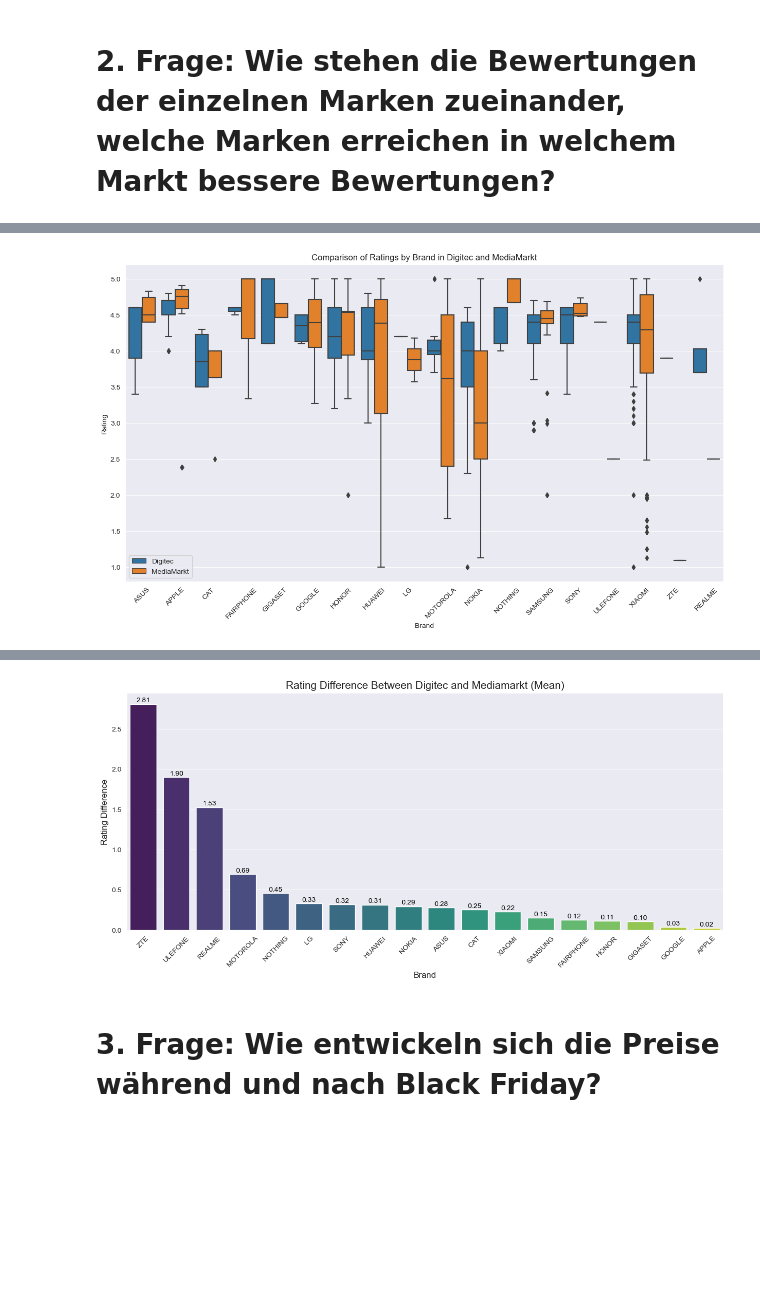
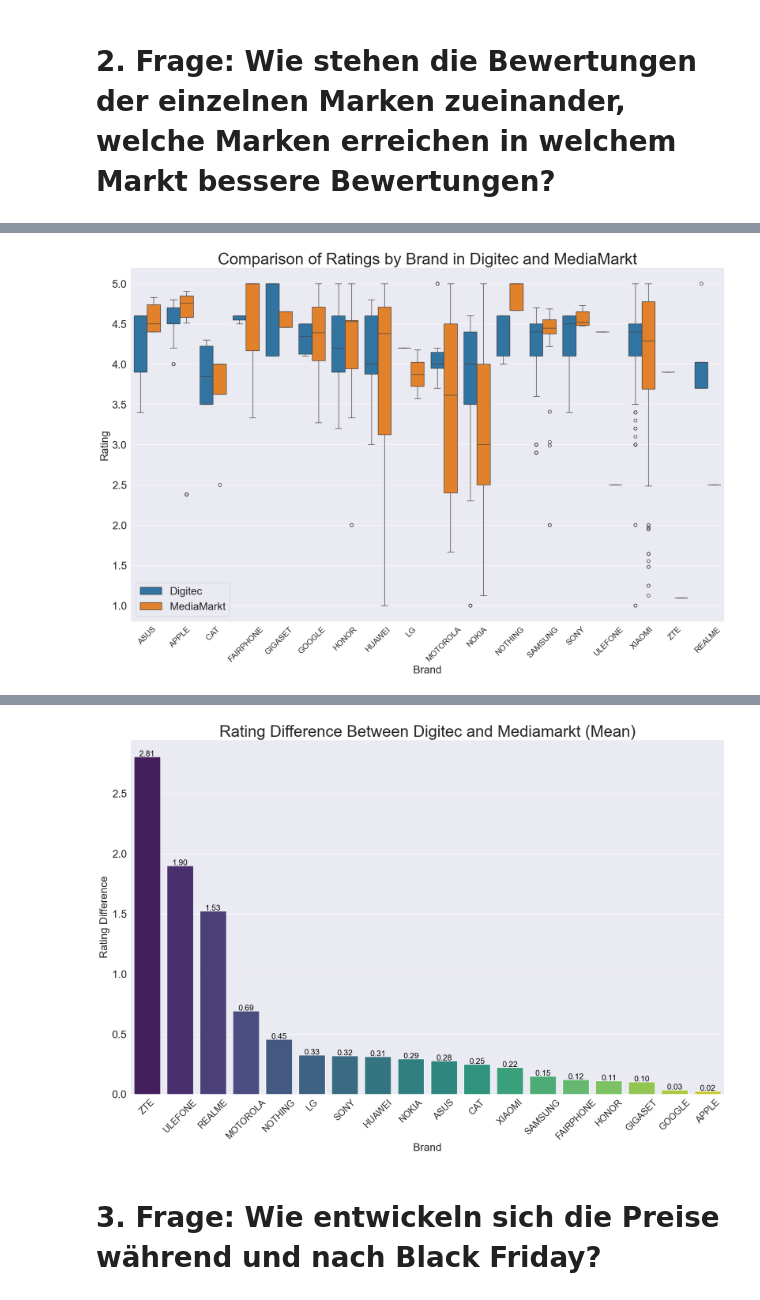
Before and after one commit to rportm/cip_project, a Jupyter notebook: data_analysis.ipynb, the cells around one changed output, grey strips where cells are left out. Saved outputs shown, nothing was run; the diff lists cells and outputs as text; code cells hidden in the pictures; blank space fills up the shorter version.

```diff
--- a/data_analysis.ipynb
+++ b/data_analysis.ipynb
@@ -164,28 +167,29 @@ ratings_grouped
 # %%
 # Melting the DataFrame to get a long format suitable for seaborn boxplot
 melted_ratings = df_ratings.melt(id_vars=['brand'],
                                 value_vars=['rating_digitec', 'rating_mediamarkt'],
                                 var_name='Store',
                                 value_name='Rating')
 
 # Replacing the column names for better readability in the plot
 melted_ratings['Store'] = melted_ratings['Store'].replace({'rating_digitec': 'Digitec', 'rating_mediamarkt': 'MediaMarkt'})
 
 # Creating the grouped boxplots
-plt.figure(figsize=(15, 8))
+plt.figure(figsize=(20, 12))
 sns.boxplot(x='brand', y='Rating', hue='Store', data=melted_ratings)
 
 # Enhancing the plot
-plt.title('Comparison of Ratings by Brand in Digitec and MediaMarkt')
-plt.xticks(rotation=45)
-plt.xlabel('Brand')
-plt.ylabel('Rating')
-plt.legend(loc="lower left")
+plt.title('Comparison of Ratings by Brand in Digitec and MediaMarkt', fontsize=30)
+plt.xticks(rotation=45, fontsize=15)
+plt.xlabel('Brand', fontsize=20)
+plt.ylabel('Rating', fontsize=20)
+plt.legend(loc="lower left", fontsize=20)
+plt.yticks(fontsize=20)
 
 # Display the plot
 plt.show()
 # %% [output]
-[figure, old version]
+[figure, new version]
 # %%
 #in which brands do the ratings differ the most?
 ratings_grouped["rating_diff_mean"] = abs(ratings_grouped["rating_digitec_mean"] - ratings_grouped["rating_mediamarkt_mean"])
@@ -213,26 +218,27 @@ ratings_grouped.sort_values(by="rating_diff_mean", ascending=False)
 ratings_grouped_sorted = ratings_grouped.sort_values('rating_diff_mean', ascending=False)
 
 #plot the rating difference
-plt.figure(figsize=(15, 6))
+plt.figure(figsize=(20, 12))
 barplot = sns.barplot(x=ratings_grouped_sorted.brand, y='rating_diff_mean', data=ratings_grouped_sorted, palette="viridis")
-plt.title('Rating Difference Between Digitec and Mediamarkt (Mean)', fontsize=15)
-plt.xlabel('Brand', fontsize=12)
-plt.ylabel('Rating Difference', fontsize=12)
-plt.xticks(rotation=45)
+plt.title('Rating Difference Between Digitec and Mediamarkt (Mean)', fontsize=30)
+plt.xlabel('Brand', fontsize=20)
+plt.ylabel('Rating Difference', fontsize=20)
+plt.xticks(rotation=45, fontsize=17)
+plt.yticks(fontsize=20)
 
 # Adding value labels
 for p in barplot.patches:
     barplot.annotate(f'{p.get_height():.2f}',
                      (p.get_x() + p.get_width() / 2., p.get_height()),
                      ha='center', va='center',
-                     fontsize=10,
+                     fontsize=15,
                      color='black',
                      xytext=(0, 5),
                      textcoords='offset points')
 
 plt.show()
 # %% [output]
-[figure, old version]
+[figure, new version]
 # %% [markdown]
 # 3. Frage: Wie entwickeln sich die Preise während und nach Black Friday?
 # %%
```
Also changed, not shown: parts of 9 cells of this notebook.
